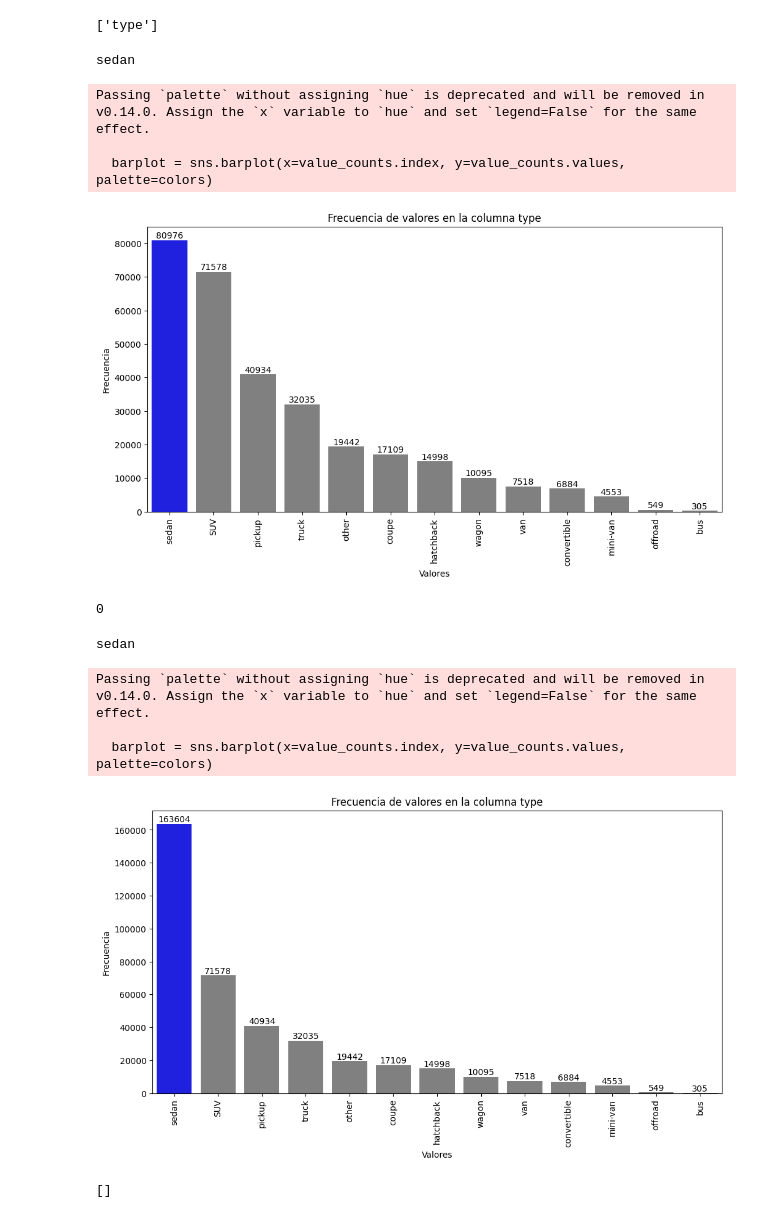
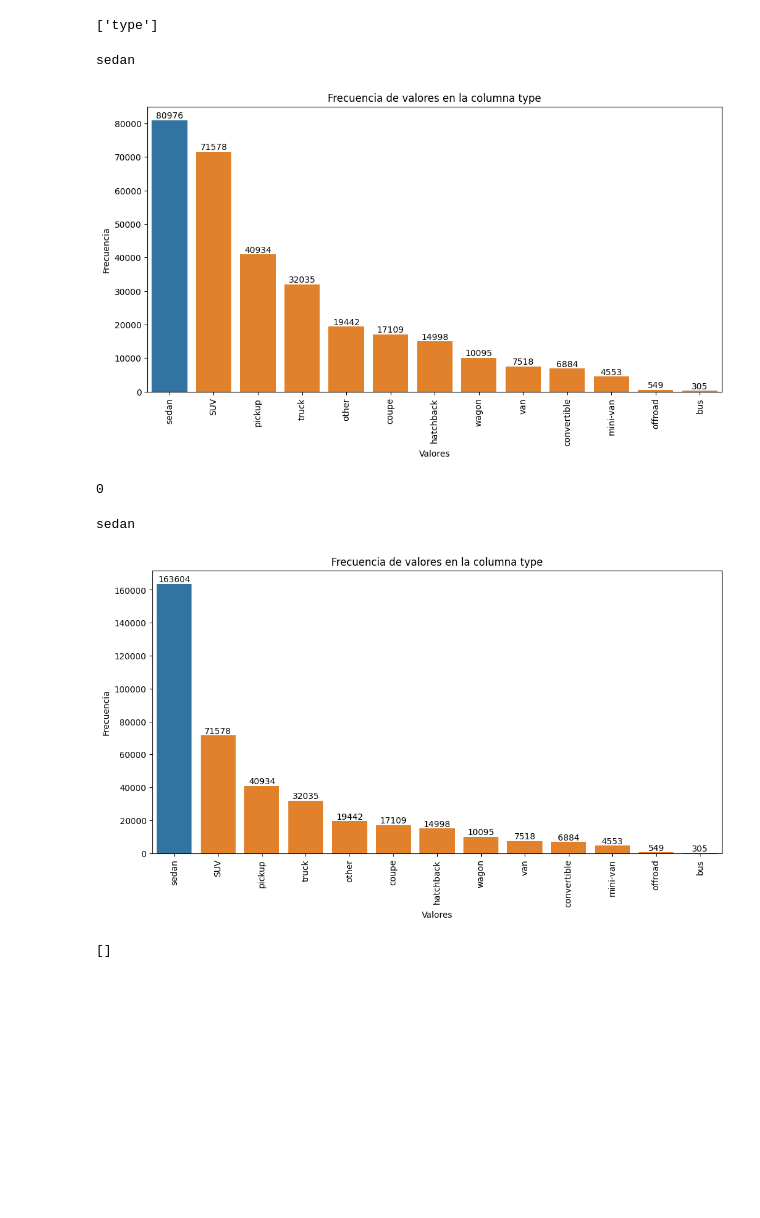
Before and after one commit to GeminiNetSailor/Data-science-and-analytics, a Jupyter notebook: 6.2 Actividad 6. FE/Actividad6FE_Equipo04.ipynb, the cells around one changed output. Cells and saved outputs as stored; diff of their text form; code cells hidden in the pictures; blank space fills up the shorter version.

```diff
--- a/6.2 Actividad 6. FE/Actividad6FE_Equipo04.ipynb
+++ b/6.2 Actividad 6. FE/Actividad6FE_Equipo04.ipynb
@@ -314,33 +314,30 @@ columns_with_missing
 # %%
 # Crear una gráfica de barras para los value_counts de cada columna con valores faltantes para visualizar la moda.
 for column in columns_with_missing:
     plt.figure(figsize=(12, 6))
 
     value_counts = cars_df[column].value_counts(dropna=True)
 
     # Determinar el índice del valor de la moda
     mode_index = value_counts.idxmax()
     print(mode_index)
     # Colorear las barras, destacando la moda
     colors = ['blue' if val == mode_index else 'gray' for val in value_counts.index]
 
-    barplot = sns.barplot(x=value_counts.index, y=value_counts.values, palette=colors)
+    barplot = sns.barplot(x=value_counts.index, y=value_counts.values, hue=colors, legend=False)
     plt.xticks(rotation=90)
     plt.xlabel('Valores')
     plt.ylabel('Frecuencia')
     plt.title(f'Frecuencia de valores en la columna {column}')
 
     # Añadir los valores encima de cada barra
     for index, value in enumerate(value_counts.values):
         barplot.text(index, value + 0.5, f"{value}", ha='center', va='bottom')
 
     plt.show()
 # %% [output]
 sedan
-Passing `palette` without assigning `hue` is deprecated and will be removed in v0.14.0. Assign the `x` variable to `hue` and set `legend=False` for the same effect.
-
-  barplot = sns.barplot(x=value_counts.index, y=value_counts.values, palette=colors)
-[figure, old version]
+[figure, new version]
 # %%
 # Imputar la columna 'type' con valores categoricos usando la moda.
 column_to_impute = 'type'
@@ -367,9 +364,9 @@ value_counts = cars_df['type'].value_counts(dropna=True)
 mode_index = value_counts.idxmax()
 print(mode_index)
 # Colorear las barras, destacando la moda
-colors = ['blue' if val == mode_index else 'gray' for val in value_counts.index]
+colors = ['blue' if val == mode_index else 'darkgray' for val in value_counts.index]
 
-barplot = sns.barplot(x=value_counts.index, y=value_counts.values, palette=colors)
+barplot = sns.barplot(x=value_counts.index, y=value_counts.values, hue=colors, legend=False)
 plt.xticks(rotation=90)
 plt.xlabel('Valores')
 plt.ylabel('Frecuencia')
@@ -382,10 +379,7 @@ for index, value in enumerate(value_counts.values):
 plt.show()
 # %% [output]
 sedan
-Passing `palette` without assigning `hue` is deprecated and will be removed in v0.14.0. Assign the `x` variable to `hue` and set `legend=False` for the same effect.
-
-  barplot = sns.barplot(x=value_counts.index, y=value_counts.values, palette=colors)
-[figure, old version]
+[figure, new version]
 # %%
 # Identificar las columnas que aún poseen valores faltantes
 columns_with_missing = cars_df.columns[cars_df.isnull().any()].tolist()
```
Also changed, not shown: parts of 1 cell of this notebook.
